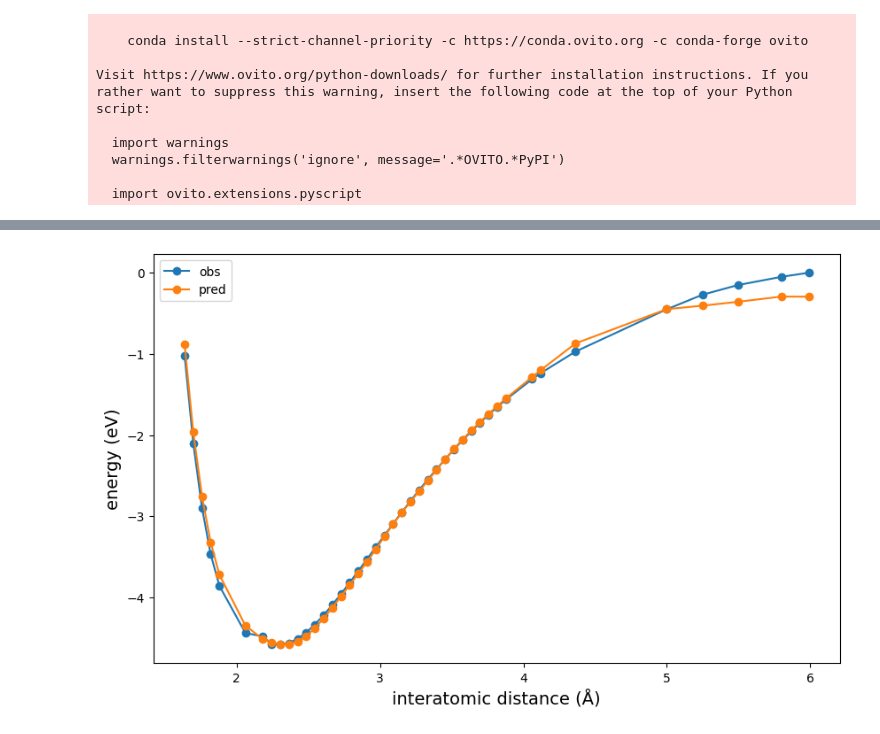
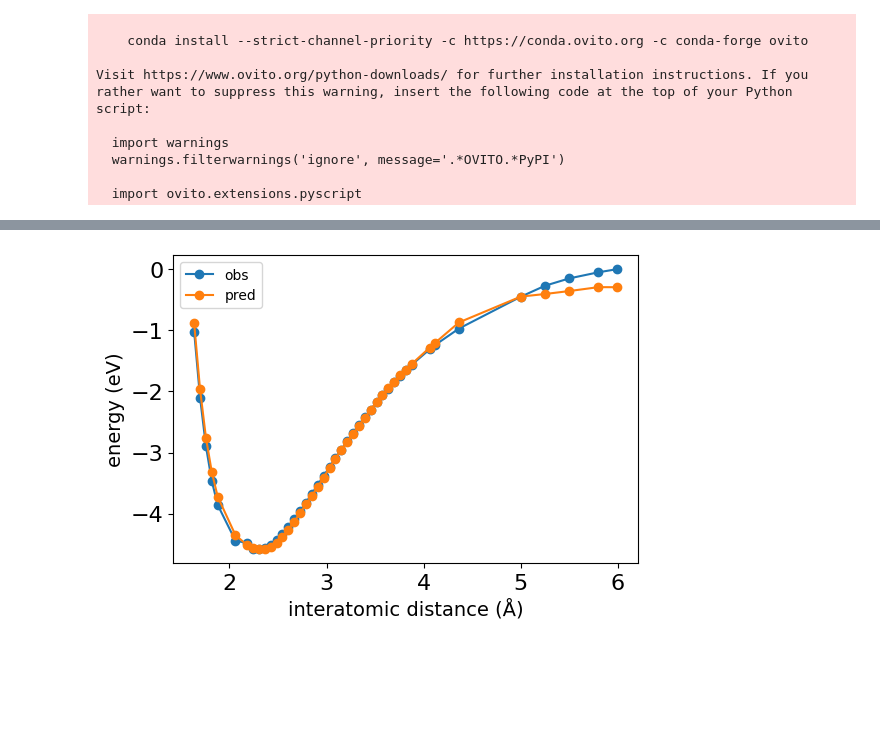
Before and after one commit to y1u0d2a1i/mlp_tools, a Jupyter notebook: notebooks/descriptor/analyze_dimer.ipynb, the cells around one changed output, grey strips where cells are left out. Drawn from its saved outputs; the diff is of its cells as text; code cells hidden in the pictures; blank space fills up the shorter version.

```diff
--- a/notebooks/descriptor/analyze_dimer.ipynb
+++ b/notebooks/descriptor/analyze_dimer.ipynb
@@ -70,18 +94,20 @@ energy_df['pred_shift'] = energy_df['pred'] + 1260.14108
 # %%
 energy_df = energy_df.sort_values(by='distance').reset_index(drop=True)
 # %%
-fig = plt.figure(figsize=(10,6))
+fig = plt.figure(figsize=(6,4))
 ax = fig.add_subplot(111)
 fs = 14
 
 ax.plot(energy_df['distance'], energy_df['obs_shift'], label='obs', marker='o')
 ax.plot(energy_df['distance'], energy_df['pred_shift'], label='pred', marker='o')
 
 ax.legend()
 
 ax.set_xlabel('interatomic distance (Å)', fontsize=fs)
 ax.set_ylabel('energy (eV)', fontsize=fs)
+ax.tick_params(axis='x', labelsize=16)
+ax.tick_params(axis='y', labelsize=16)
 
 fig.show()
 # %% [output]
-[figure, old version]
+[figure, new version]
```
Also changed, not shown: parts of 2 cells of this notebook.
